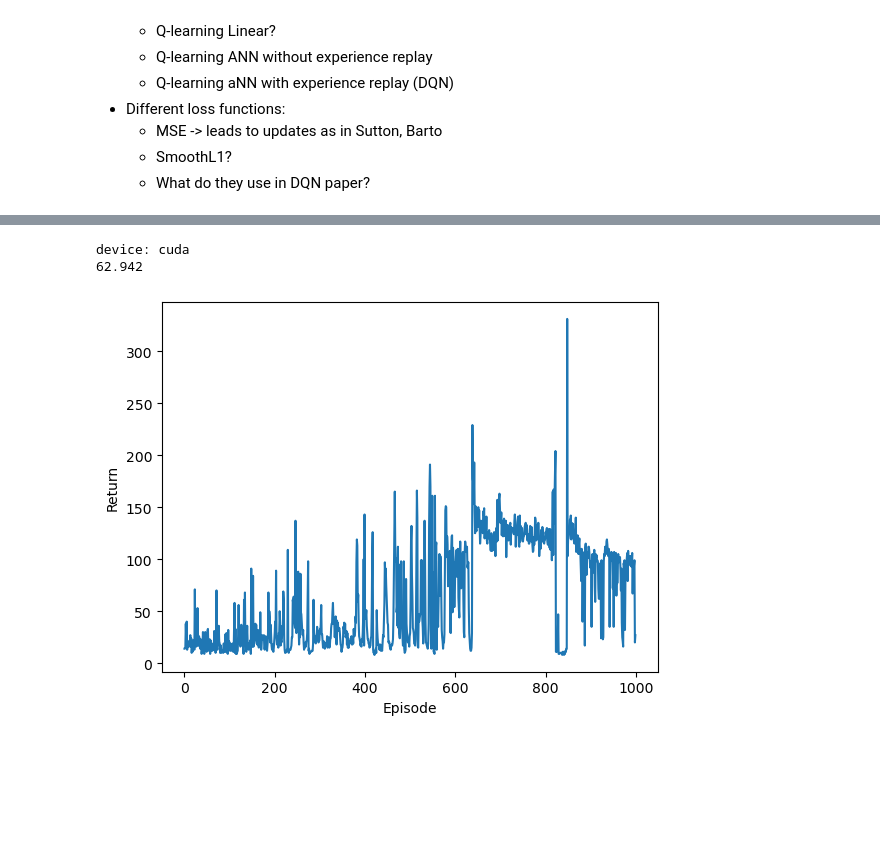
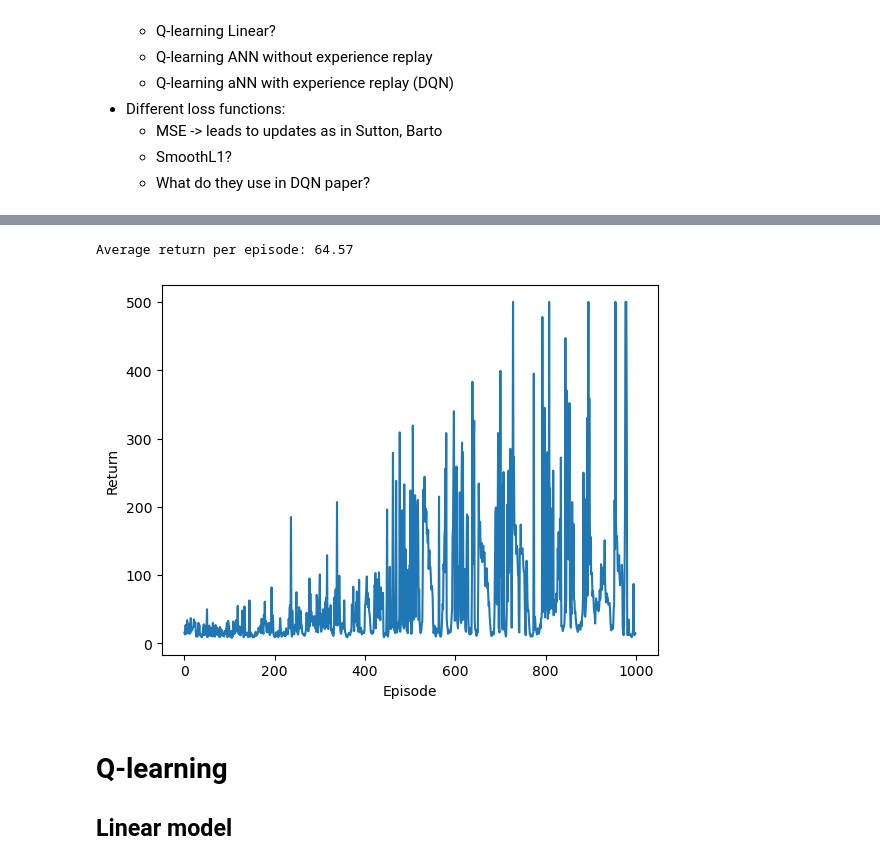
Before and after one commit to CarlFredriksson/rl-gymnasium-training, a Jupyter notebook: CartPole/cart_pole.ipynb, the cells around one changed output, grey strips where cells are left out. Cells and saved outputs as stored; diff of their text form; code cells hidden in the pictures; blank space fills up the shorter version.

```diff
--- a/CartPole/cart_pole.ipynb
+++ b/CartPole/cart_pole.ipynb
@@ -17,0 +20,5 @@ from cart_pole import *
+# %%
+ENVIRONMENT_ID = "CartPole-v1"
+NUM_EPISODES = 1000
+device = torch.device("cuda" if torch.cuda.is_available() else "cpu")
+print("PyTorch device:", device)
@@ -33,22 +44,22 @@ device: cuda
 # %%
-device = torch.device("cuda" if torch.cuda.is_available() else "cpu")
-print("device:", device)
-env = gym.make("CartPole-v1")
+env = gym.make(ENVIRONMENT_ID)
 model = nn.Sequential(
     nn.Linear(env.observation_space.shape[0], 20),
     nn.ReLU(),
     nn.Linear(20, 20),
     nn.ReLU(),
     nn.Linear(20, env.action_space.n)
 ).to(device)
 optimizer = optim.AdamW(model.parameters(), lr=0.001, amsgrad=True)
 loss_func = nn.MSELoss()
-returns = train_episodic_semi_gradient_sarsa(env, model, loss_func, optimizer, device, 1000)
+returns = train_episodic_semi_gradient_sarsa(env, model, loss_func, optimizer, device, NUM_EPISODES)
 env.close()
-print(np.sum(returns) / len(returns))
 plot_returns(returns)
 # %% [output]
-device: cuda
-62.942
+Average return per episode: 64.57
-[figure, old version]
+[figure, new version]
+# %% [markdown]
+# Q-learning
+
+## Linear model
 # %%
```
Also changed, not shown: parts of 8 cells of this notebook, 1 other file.
